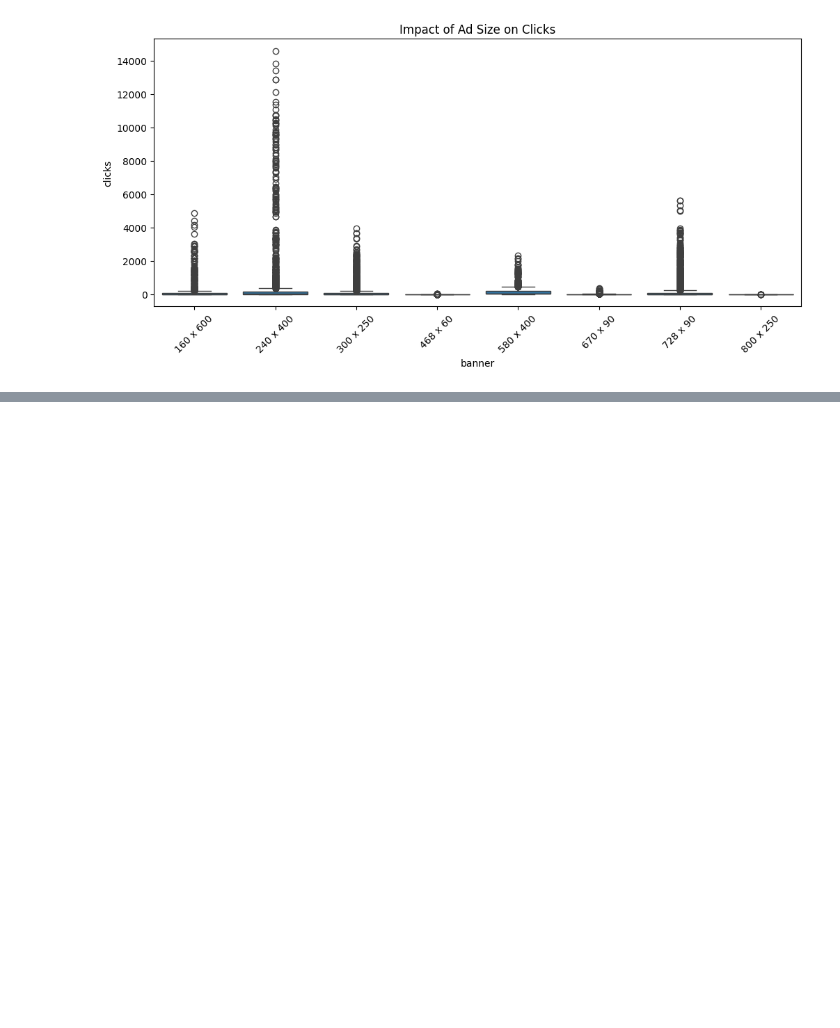
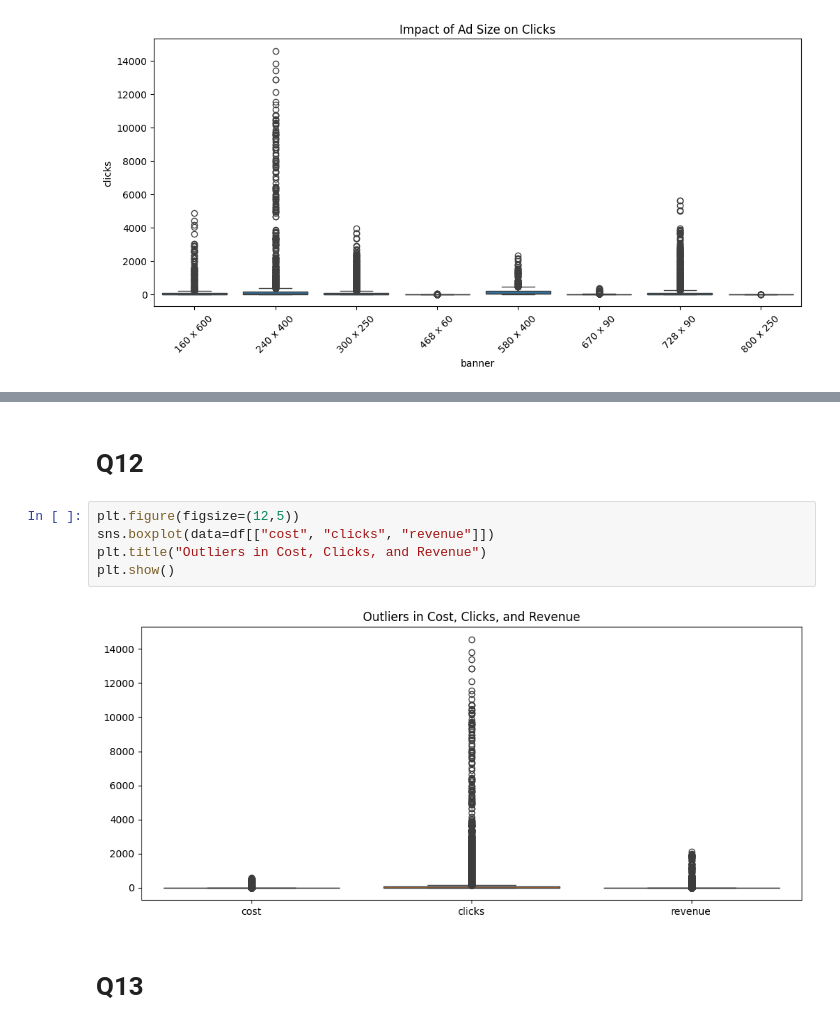
Before and after one commit to Jatin-s16/Digital-Marketing, a Jupyter notebook: Answer_file.ipynb, the cells around one changed output, grey strips where cells are left out. Drawn from its saved outputs; the diff is of its cells as text; blank space fills up the shorter version.

```diff
--- a/Answer_file.ipynb
+++ b/Answer_file.ipynb
@@ -82,0 +186,11 @@ plt.show()
+# %% [markdown]
+# Q12
+# %%
+plt.figure(figsize=(12,5))
+sns.boxplot(data=df[["cost", "clicks", "revenue"]])
+plt.title("Outliers in Cost, Clicks, and Revenue")
+plt.show()
+# %% [output]
+[figure, added]
+# %% [markdown]
+# Q13
```
Also changed, not shown: parts of 29 cells of this notebook.
